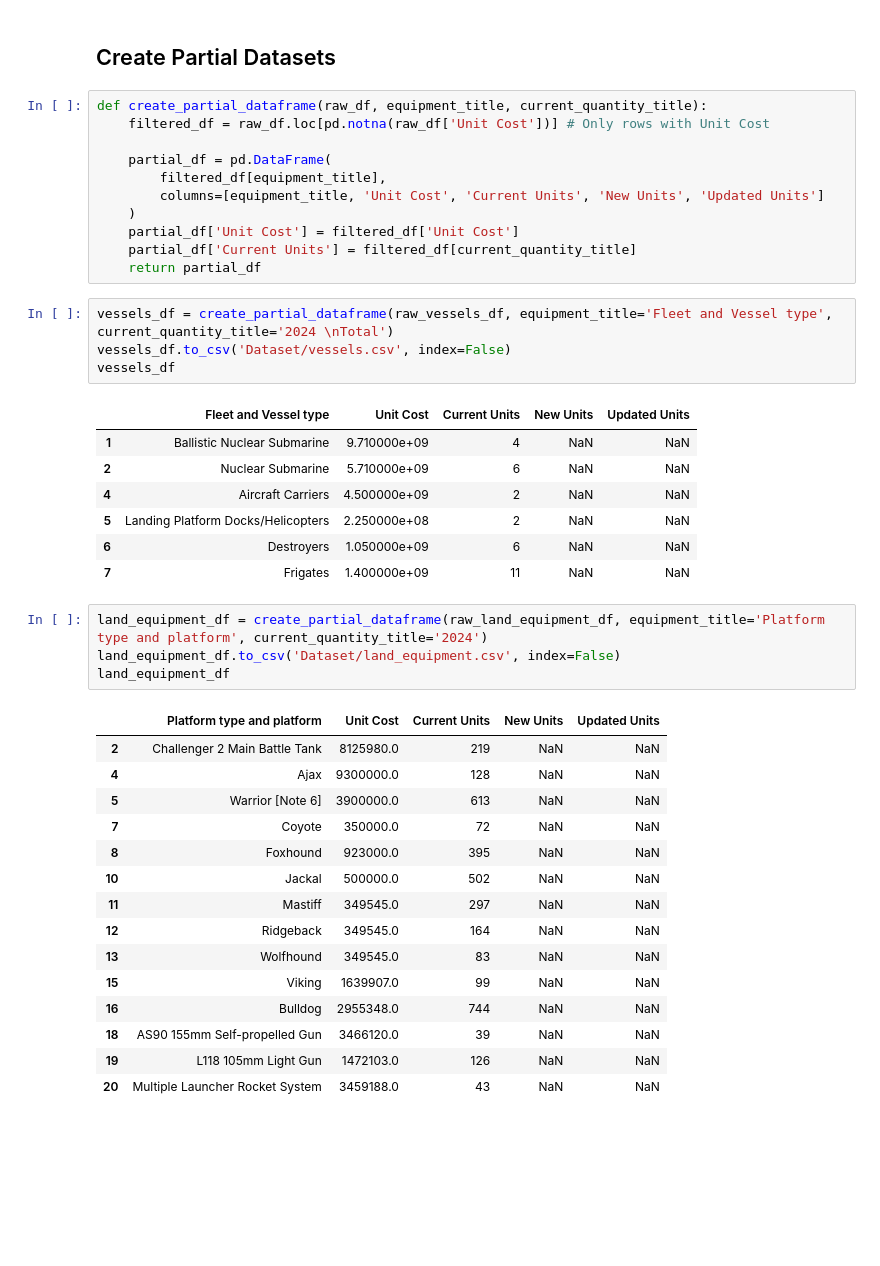
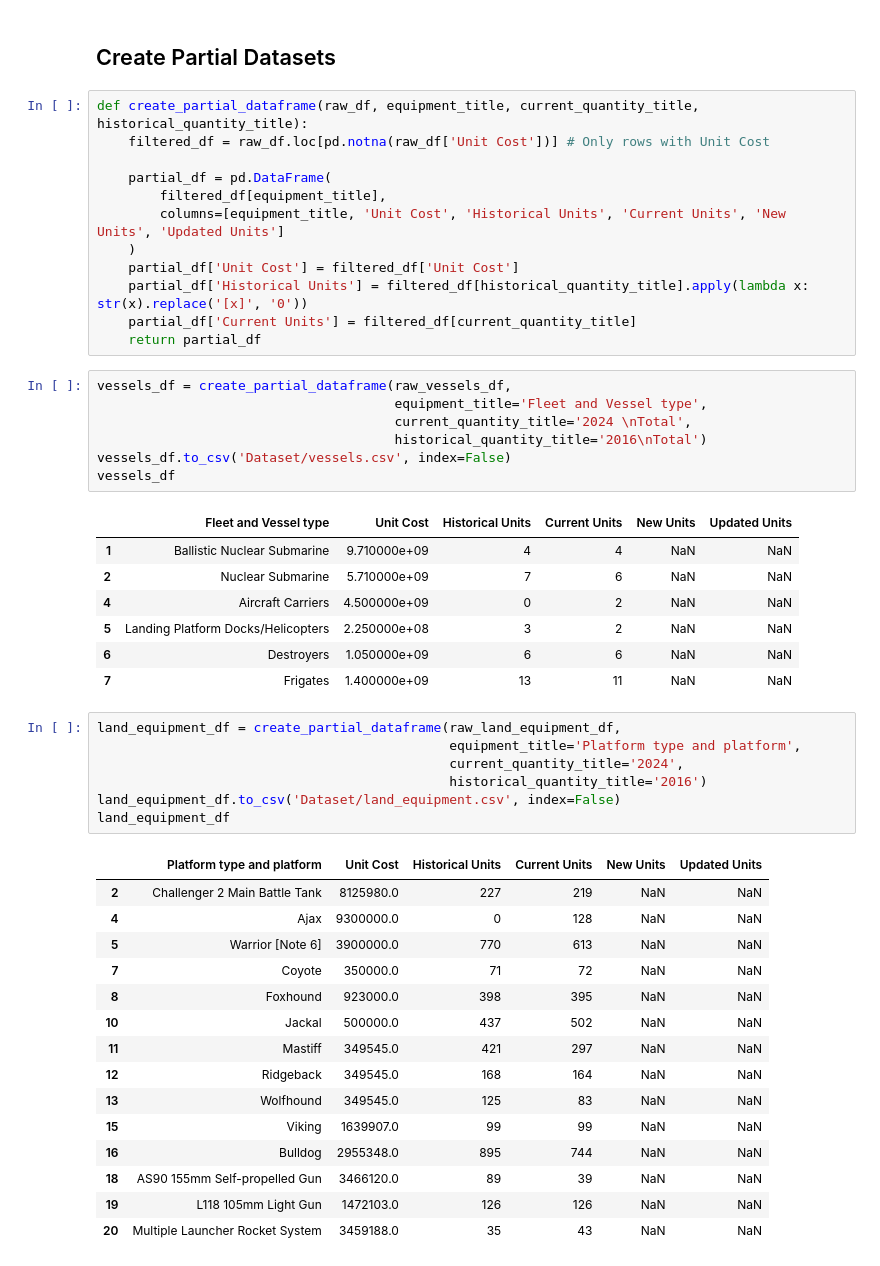
Before and after one commit to c-524573/uk-armed-forces-equipment-allocation, a Jupyter notebook: Preprocessing.ipynb, the cells around one changed output. Drawn from its saved outputs; the diff is of its cells as text; blank space fills up the shorter version.

```diff
--- a/Preprocessing.ipynb
+++ b/Preprocessing.ipynb
@@ -50,46 +50,53 @@ raw_rotor_df.head(5)
 # %% [markdown]
 ## Create Partial Datasets
 # %%
-def create_partial_dataframe(raw_df, equipment_title, current_quantity_title):
+def create_partial_dataframe(raw_df, equipment_title, current_quantity_title, historical_quantity_title):
     filtered_df = raw_df.loc[pd.notna(raw_df['Unit Cost'])] # Only rows with Unit Cost
 
     partial_df = pd.DataFrame(
         filtered_df[equipment_title],
-        columns=[equipment_title, 'Unit Cost', 'Current Units', 'New Units', 'Updated Units']
+        columns=[equipment_title, 'Unit Cost', 'Historical Units', 'Current Units', 'New Units', 'Updated Units']
     )
     partial_df['Unit Cost'] = filtered_df['Unit Cost']
+    partial_df['Historical Units'] = filtered_df[historical_quantity_title].apply(lambda x: str(x).replace('[x]', '0'))
     partial_df['Current Units'] = filtered_df[current_quantity_title]
     return partial_df
 # %%
-vessels_df = create_partial_dataframe(raw_vessels_df, equipment_title='Fleet and Vessel type', current_quantity_title='2024 \nTotal')
+vessels_df = create_partial_dataframe(raw_vessels_df,
+                                      equipment_title='Fleet and Vessel type',
+                                      current_quantity_title='2024 \nTotal',
+                                      historical_quantity_title='2016\nTotal')
 vessels_df.to_csv('Dataset/vessels.csv', index=False)
 vessels_df
 # %% [output]
-|  | Fleet and Vessel type | Unit Cost | Current Units | New Units | Updated Units |
-| 1 | Ballistic Nuclear Submarine | 9.710000e+09 | 4 | NaN | NaN |
-| 2 | Nuclear Submarine | 5.710000e+09 | 6 | NaN | NaN |
-| 4 | Aircraft Carriers | 4.500000e+09 | 2 | NaN | NaN |
-| 5 | Landing Platform Docks/Helicopters | 2.250000e+08 | 2 | NaN | NaN |
-| 6 | Destroyers | 1.050000e+09 | 6 | NaN | NaN |
-| 7 | Frigates | 1.400000e+09 | 11 | NaN | NaN |
+|  | Fleet and Vessel type | Unit Cost | Historical Units | Current Units | New Units | Updated Units |
+| 1 | Ballistic Nuclear Submarine | 9.710000e+09 | 4 | 4 | NaN | NaN |
+| 2 | Nuclear Submarine | 5.710000e+09 | 7 | 6 | NaN | NaN |
+| 4 | Aircraft Carriers | 4.500000e+09 | 0 | 2 | NaN | NaN |
+| 5 | Landing Platform Docks/Helicopters | 2.250000e+08 | 3 | 2 | NaN | NaN |
+| 6 | Destroyers | 1.050000e+09 | 6 | 6 | NaN | NaN |
+| 7 | Frigates | 1.400000e+09 | 13 | 11 | NaN | NaN |
 # %%
-land_equipment_df = create_partial_dataframe(raw_land_equipment_df, equipment_title='Platform type and platform', current_quantity_title='2024')
+land_equipment_df = create_partial_dataframe(raw_land_equipment_df,
+                                             equipment_title='Platform type and platform',
+                                             current_quantity_title='2024',
+                                             historical_quantity_title='2016')
 land_equipment_df.to_csv('Dataset/land_equipment.csv', index=False)
 land_equipment_df
 # %% [output]
-|  | Platform type and platform | Unit Cost | Current Units | New Units | Updated Units |
-| 2 | Challenger 2 Main Battle Tank | 8125980.0 | 219 | NaN | NaN |
-| 4 | Ajax | 9300000.0 | 128 | NaN | NaN |
-| 5 | Warrior [Note 6] | 3900000.0 | 613 | NaN | NaN |
-| 7 | Coyote | 350000.0 | 72 | NaN | NaN |
-| 8 | Foxhound | 923000.0 | 395 | NaN | NaN |
-| 10 | Jackal | 500000.0 | 502 | NaN | NaN |
-| 11 | Mastiff | 349545.0 | 297 | NaN | NaN |
-| 12 | Ridgeback | 349545.0 | 164 | NaN | NaN |
-| 13 | Wolfhound | 349545.0 | 83 | NaN | NaN |
-| 15 | Viking | 1639907.0 | 99 | NaN | NaN |
-| 16 | Bulldog | 2955348.0 | 744 | NaN | NaN |
-| 18 | AS90 155mm Self-propelled Gun | 3466120.0 | 39 | NaN | NaN |
-| 19 | L118 105mm Light Gun | 1472103.0 | 126 | NaN | NaN |
-| 20 | Multiple Launcher Rocket System | 3459188.0 | 43 | NaN | NaN |
+|  | Platform type and platform | Unit Cost | Historical Units | Current Units | New Units | Updated Units |
+| 2 | Challenger 2 Main Battle Tank | 8125980.0 | 227 | 219 | NaN | NaN |
+| 4 | Ajax | 9300000.0 | 0 | 128 | NaN | NaN |
+| 5 | Warrior [Note 6] | 3900000.0 | 770 | 613 | NaN | NaN |
+| 7 | Coyote | 350000.0 | 71 | 72 | NaN | NaN |
+| 8 | Foxhound | 923000.0 | 398 | 395 | NaN | NaN |
+| 10 | Jackal | 500000.0 | 437 | 502 | NaN | NaN |
+| 11 | Mastiff | 349545.0 | 421 | 297 | NaN | NaN |
+| 12 | Ridgeback | 349545.0 | 168 | 164 | NaN | NaN |
+| 13 | Wolfhound | 349545.0 | 125 | 83 | NaN | NaN |
+| 15 | Viking | 1639907.0 | 99 | 99 | NaN | NaN |
+| 16 | Bulldog | 2955348.0 | 895 | 744 | NaN | NaN |
+| 18 | AS90 155mm Self-propelled Gun | 3466120.0 | 89 | 39 | NaN | NaN |
+| 19 | L118 105mm Light Gun | 1472103.0 | 126 | 126 | NaN | NaN |
+| 20 | Multiple Launcher Rocket System | 3459188.0 | 35 | 43 | NaN | NaN |
 # %%
```
Also changed, not shown: parts of 2 cells of this notebook, 5 other files.
